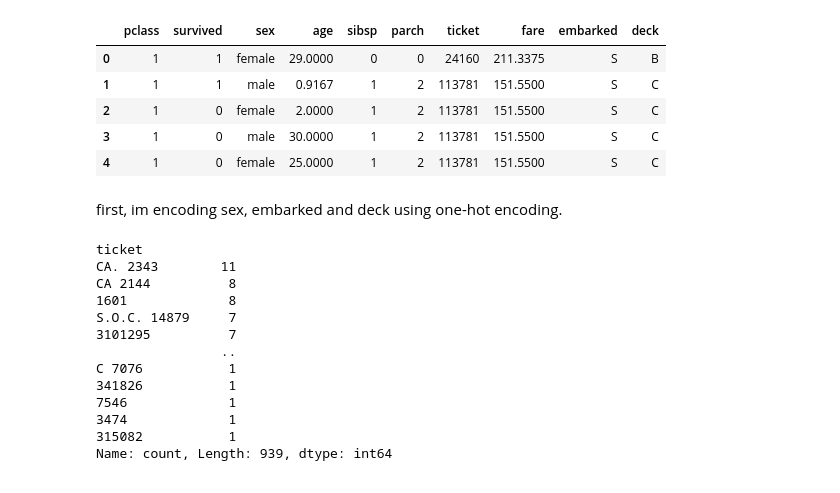
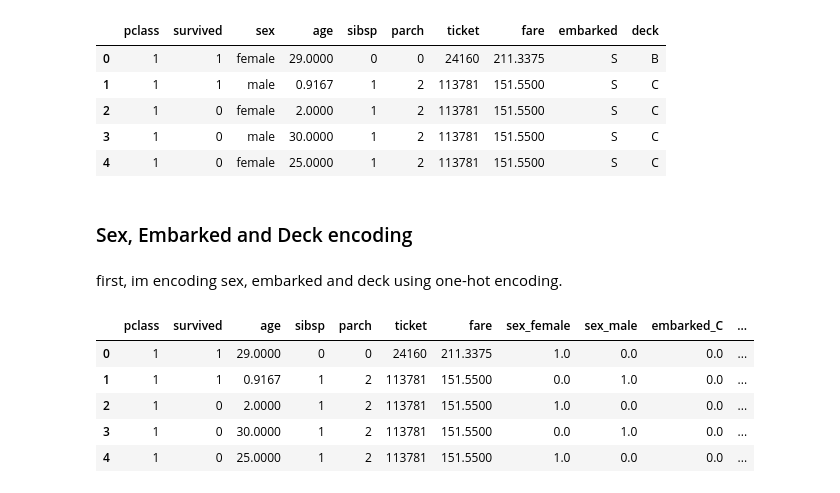
Before and after one commit to leaabj/ML-fundamentals-2025, a Jupyter notebook: assignment_1_lea_aboujaoude[_aboujaoude].ipynb, the cells around one changed output. Drawn from its saved outputs; the diff is of its cells as text; code cells hidden in the pictures.

```diff
--- a/assignment_1_lea_aboujaoude[_aboujaoude].ipynb
+++ b/assignment_1_lea_aboujaoude[_aboujaoude].ipynb
@@ -4,6 +4,9 @@ import numpy as np
 import matplotlib.pyplot as plt
 import seaborn as sns
 from sklearn.preprocessing import OneHotEncoder
+
+pd.set_option('display.max_columns', None)
+pd.set_option('display.max_rows', None)
 # %% [markdown]
 ## Task 1
 # %%
@@ -223,20 +228,23 @@ df.head()
 | 2 | 1 | 0 | female | 2.0000 | 1 | 2 | 113781 | 151.5500 | S | C |
 | 3 | 1 | 0 | male | 30.0000 | 1 | 2 | 113781 | 151.5500 | S | C |
 | 4 | 1 | 0 | female | 25.0000 | 1 | 2 | 113781 | 151.5500 | S | C |
+# %% [markdown]
+### Sex, Embarked and Deck encoding
 # %% [markdown]
 first, im encoding sex, embarked and deck using one-hot encoding.
 # %%
+encoder = OneHotEncoder(sparse_output=False)
+categorical_features = ['sex', 'embarked', 'deck']
+encoded_features = encoder.fit_transform(df[categorical_features])
+feature_names = encoder.get_feature_names_out(categorical_features)
+encoded_df = pd.DataFrame(encoded_features, columns=feature_names, index=df.index)
+df = pd.concat([df, encoded_df], axis=1)
+df.drop(columns=categorical_features, inplace=True)
+df.head()
 # %% [output]
-ticket
-CA. 2343        11
-CA 2144          8
-1601             8
-S.O.C. 14879     7
-3101295          7
-                ..
-C 7076           1
-341826           1
-7546             1
-3474             1
-315082           1
-Name: count, Length: 939, dtype: int64
+|  | pclass | survived | age | sibsp | parch | ticket | fare | sex_female | sex_male | embarked_C | ... |
+| 0 | 1 | 1 | 29.0000 | 0 | 0 | 24160 | 211.3375 | 1.0 | 0.0 | 0.0 | ... |
+| 1 | 1 | 1 | 0.9167 | 1 | 2 | 113781 | 151.5500 | 0.0 | 1.0 | 0.0 | ... |
+| 2 | 1 | 0 | 2.0000 | 1 | 2 | 113781 | 151.5500 | 1.0 | 0.0 | 0.0 | ... |
+| 3 | 1 | 0 | 30.0000 | 1 | 2 | 113781 | 151.5500 | 0.0 | 1.0 | 0.0 | ... |
+| 4 | 1 | 0 | 25.0000 | 1 | 2 | 113781 | 151.5500 | 1.0 | 0.0 | 0.0 | ... |
```
Also changed, not shown: parts of 8 cells of this notebook.
